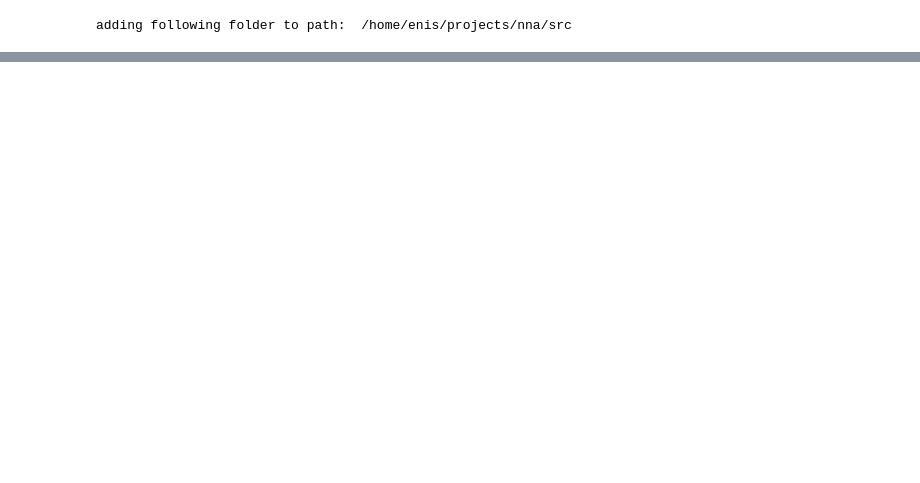
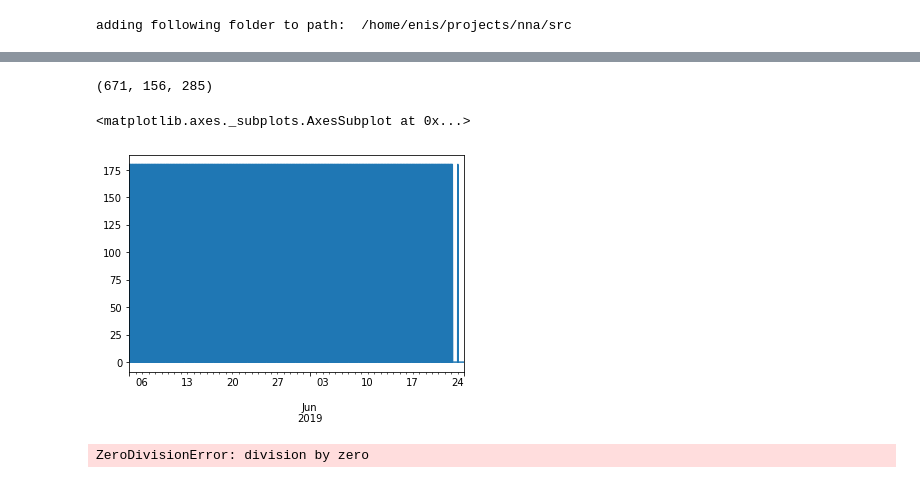
Before and after one commit to speechLabBcCuny/nnaAudiosetClassification, a Jupyter notebook: notebooks/Visualizations/visualizations_Real.ipynb, the cells around one changed output, grey strips where cells are left out. Drawn from its saved outputs; the diff is of its cells as text; code cells hidden in the pictures; blank space fills up the shorter version.

```diff
--- a/notebooks/Visualizations/visualizations_Real.ipynb
+++ b/notebooks/Visualizations/visualizations_Real.ipynb
@@ -247,0 +245,13 @@ fig.savefig("all_"+selected_tag_name+"_weather_"+freq +'.png')
+# %%
+len(df_count._SONGBIRD),len(df_count._SONGBIRD[df_count._SONGBIRD<1]),len(df_count._SONGBIRD[df_count._SONGBIRD<360])
+# %% [output]
+(671, 156, 285)
+# %%
+df_count._SONGBIRD.plot()
+# %% [output]
+<matplotlib.axes._subplots.AxesSubplot at 0x...>
+[figure, added]
+# %%
+len(a[a<181])/len(a)
+# %% [output]
+ZeroDivisionError: division by zero
```
Also changed, not shown: parts of 77 cells of this notebook, 15 other files.
